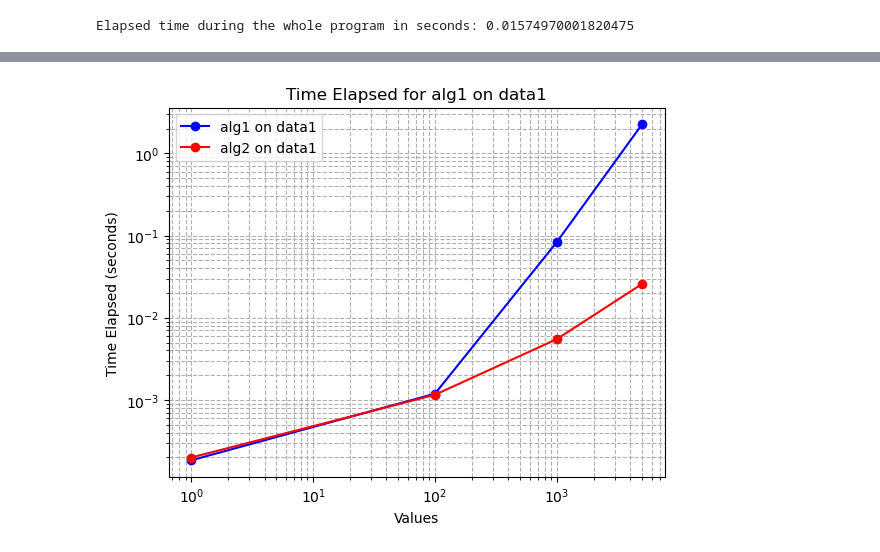
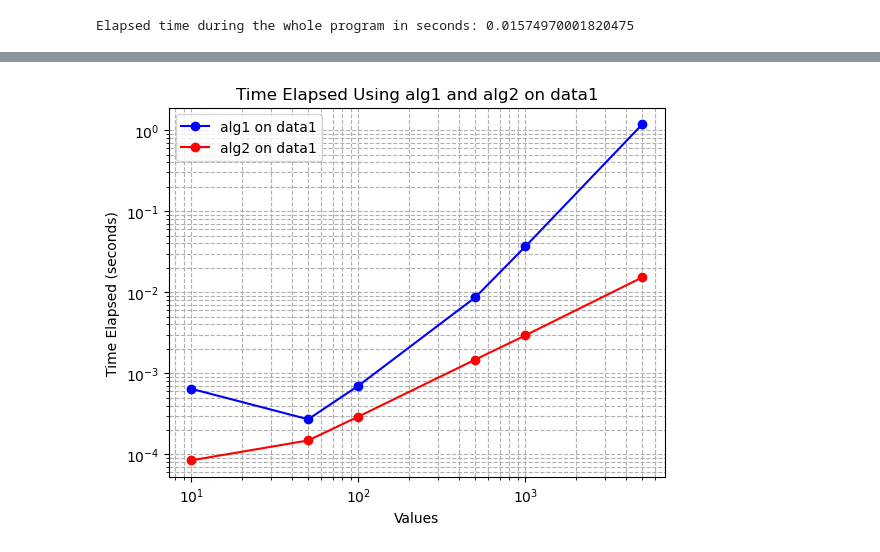
Before and after one commit to gheenc/Computational-Methods, a Jupyter notebook: pset1/set1 problem 3.ipynb, the cells around one changed output, grey strips where cells are left out. Drawn from its saved outputs; the diff is of its cells as text; code cells hidden in the pictures.

Commit message:
finished generating graphs for problem 3 began analysis in readme

```diff
--- a/pset1/set1 problem 3.ipynb
+++ b/pset1/set1 problem 3.ipynb
@@ -404,3 +402,13 @@ t1stop = perf_counter()
 print("Elapsed time during the whole program in seconds:", t1stop - t1start)
 # %% [output]
 Elapsed time during the whole program in seconds: 0.01574970001820475
+# %%
+data1_time_alg1 = []
+n_values = [10, 50, 100, 500, 1000, 5000]
+for n in n_values:
+    t1start = perf_counter()
+    alg1(data1(n))
+    t1stop = perf_counter()
+    total_time = t1stop - t1start
+    data1_time_alg1.append(total_time)
+    print("Elapsed time during the whole program in seconds:", total_time)
@@ -406,0 +431,10 @@ Elapsed time during the whole program in seconds: 0.01574970001820475
+# %%
+data1_time_alg2 = []
+n_values = [10, 50, 100, 500, 1000, 5000]
+for n in n_values:
+    t1start = perf_counter()
+    alg2(data1(n))
+    t1stop = perf_counter()
+    total_time = t1stop - t1start
+    data1_time_alg2.append(total_time)
+    print("Elapsed time during the whole program in seconds:", total_time)
@@ -407,18 +448,16 @@ Elapsed time during the whole program in seconds: 0.01574970001820475
 # %%
-data1_time_alg1 = all_times_alg1_data1
-
-x_values = [1, 100, 1000, 5000]
+x_values = [10, 50, 100, 500, 1000, 5000]
 
 plt.figure()
 plt.loglog(x_values, data1_time_alg1, label='alg1 on data1', marker='o', linestyle='-', color='blue')
 plt.loglog(x_values, data1_time_alg2, label='alg2 on data1', marker='o', linestyle='-', color ='red')
 
 plt.xlabel('Values')
 plt.ylabel('Time Elapsed (seconds)')
-plt.title('Time Elapsed for alg1 on data1')
+plt.title('Time Elapsed Using alg1 and alg2 on data1')
 plt.legend()
 
 plt.grid(True, which="both", ls="--")
 plt.show()
 # %% [output]
-[figure, old version]
+[figure, new version]
```
Also changed, not shown: parts of 15 cells of this notebook, 1 other file.
